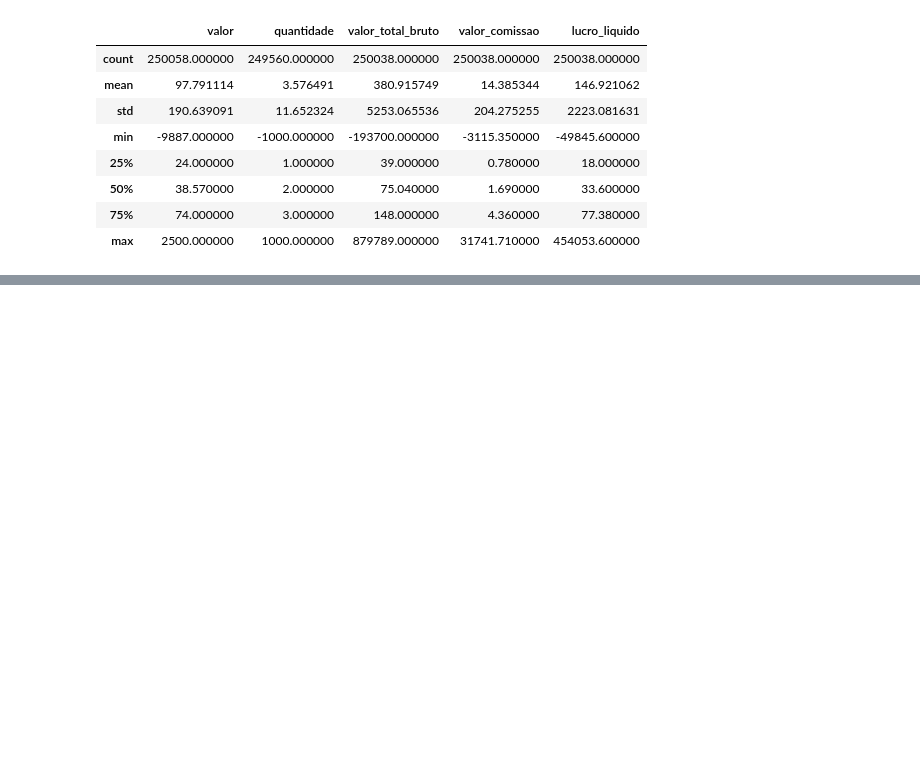
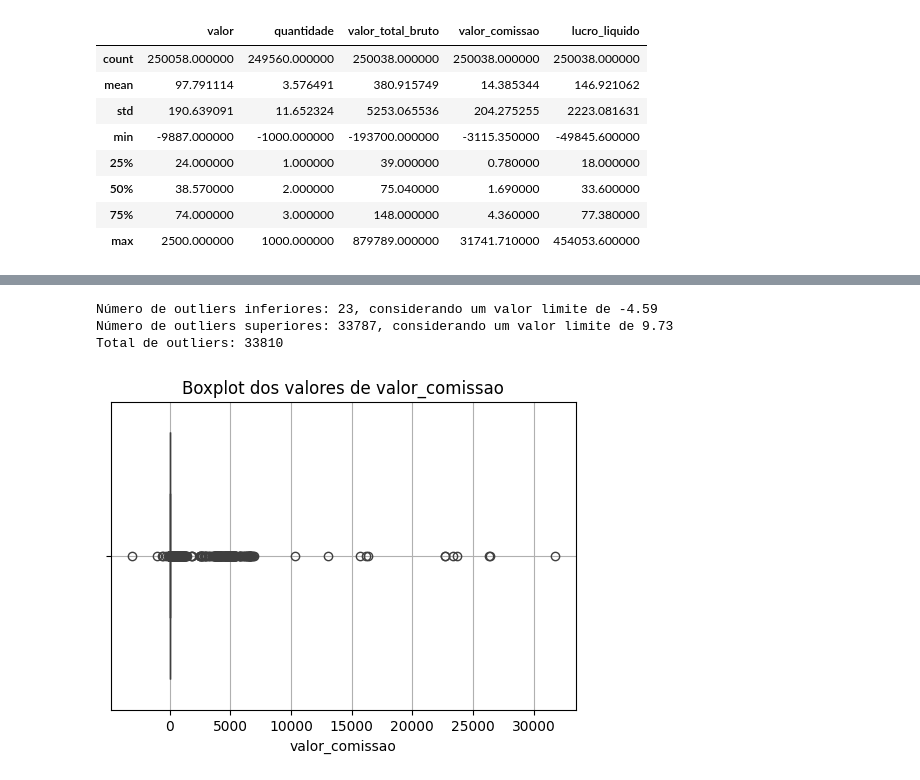
Before and after one commit to Gbrlmoraes/fiap_pbls_2024_2, a Jupyter notebook: PBL_fase_5/desafio_2.ipynb, the cells around one changed output, grey strips where cells are left out. Saved outputs shown, nothing was run; the diff lists cells and outputs as text; code cells hidden in the pictures; blank space fills up the shorter version.

```diff
--- a/PBL_fase_5/desafio_2.ipynb
+++ b/PBL_fase_5/desafio_2.ipynb
@@ -67,0 +126,7 @@ df[['valor', 'quantidade', 'valor_total_bruto', 'valor_comissao', 'lucro_liquido
+# %%
+super_boxplot(df, 'valor_comissao')
+# %% [output]
+Número de outliers inferiores: 23, considerando um valor limite de -4.59
+Número de outliers superiores: 33787, considerando um valor limite de 9.73
+Total de outliers: 33810
+[figure, added]
```
Also changed, not shown: parts of 13 cells of this notebook.
